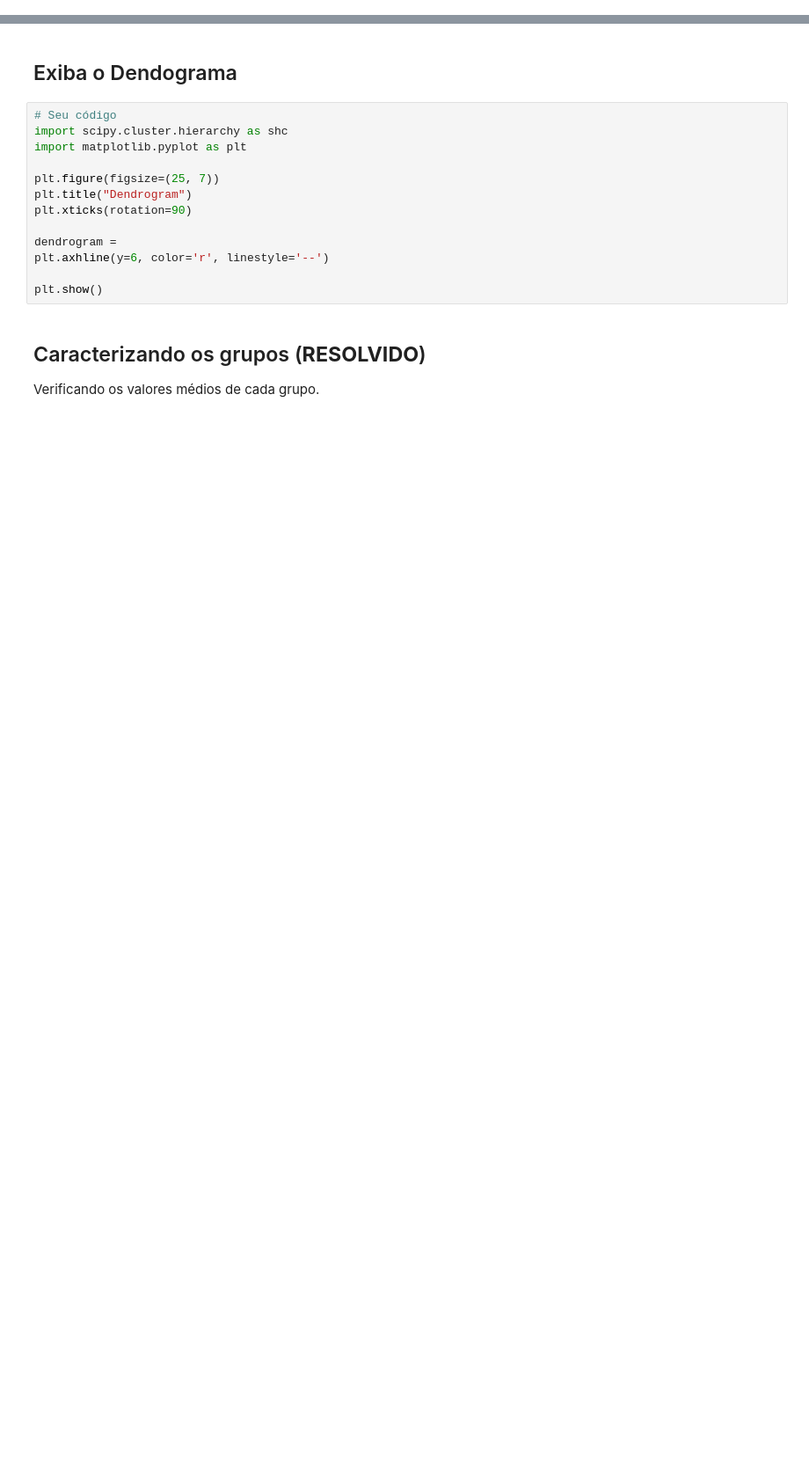
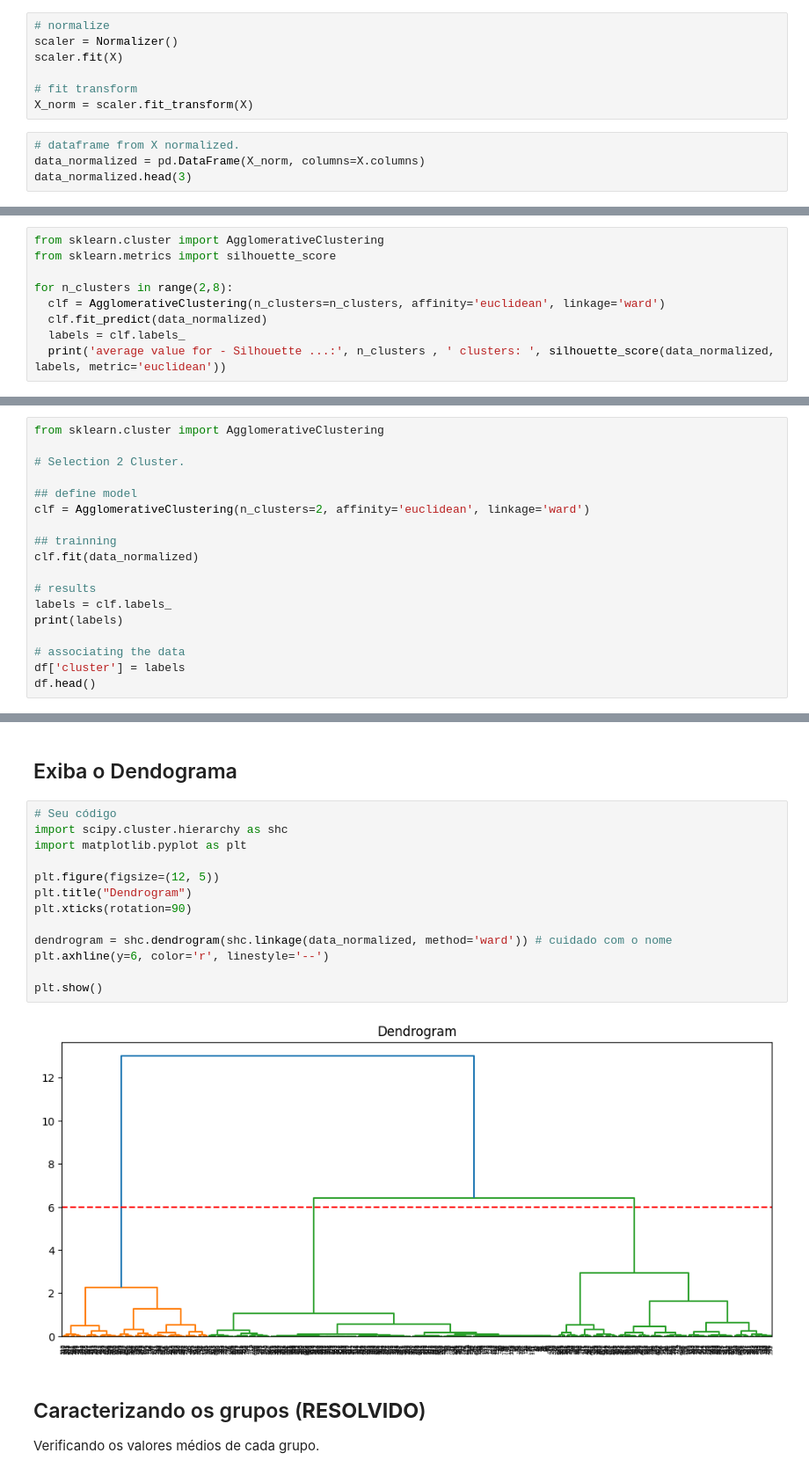
Before and after one commit to andvsilva/programming_school, a Jupyter notebook: notebooks/cluster/TIC_HCluster_Lab_2023.ipynb, the cells around one changed output, grey strips where cells are left out. Shown at 88% size. Saved outputs shown, nothing was run; the diff lists cells and outputs as text; blank space fills up the shorter version.

```diff
--- a/notebooks/cluster/TIC_HCluster_Lab_2023.ipynb
+++ b/notebooks/cluster/TIC_HCluster_Lab_2023.ipynb
@@ -219,0 +389,11 @@ Use a função `normalize` da biblioteca `sklearn.preprocessing`.
+# %%
+# normalize
+scaler = Normalizer()
+scaler.fit(X)
+
+# fit transform
+X_norm = scaler.fit_transform(X)
+# %%
+# dataframe from X normalized.
+data_normalized = pd.DataFrame(X_norm, columns=X.columns)
+data_normalized.head(3)
@@ -228,0 +409,9 @@ from sklearn.metrics import silhouette_score
+# %%
+from sklearn.cluster import AgglomerativeClustering
+from sklearn.metrics import silhouette_score
+
+for n_clusters in range(2,8):
+  clf = AgglomerativeClustering(n_clusters=n_clusters, affinity='euclidean', linkage='ward')
+  clf.fit_predict(data_normalized)
+  labels = clf.labels_
+  print('average value for - Silhouette ...:', n_clusters , ' clusters: ', silhouette_score(data_normalized, labels, metric='euclidean'))
@@ -234,0 +429,18 @@ from sklearn.cluster import AgglomerativeClustering
+# %%
+from sklearn.cluster import AgglomerativeClustering
+
+# Selection 2 Cluster.
+
+## define model
+clf = AgglomerativeClustering(n_clusters=2, affinity='euclidean', linkage='ward')
+
+## trainning
+clf.fit(data_normalized)
+
+# results
+labels = clf.labels_
+print(labels)
+
+# associating the data
+df['cluster'] = labels
+df.head()
@@ -237,16 +473,18 @@ from sklearn.cluster import AgglomerativeClustering
 # %%
 # Seu código
 import scipy.cluster.hierarchy as shc
 import matplotlib.pyplot as plt
 
-plt.figure(figsize=(25, 7))
+plt.figure(figsize=(12, 5))
 plt.title("Dendrogram")
 plt.xticks(rotation=90)
 
-dendrogram =
+dendrogram = shc.dendrogram(shc.linkage(data_normalized, method='ward')) # cuidado com o nome
 plt.axhline(y=6, color='r', linestyle='--')
 
 plt.show()
+# %% [output]
+[figure, added]
 # %% [markdown]
 ## Caracterizando os grupos (**RESOLVIDO**)
 
```
Also changed, not shown: parts of 29 cells of this notebook, 10 other files.
